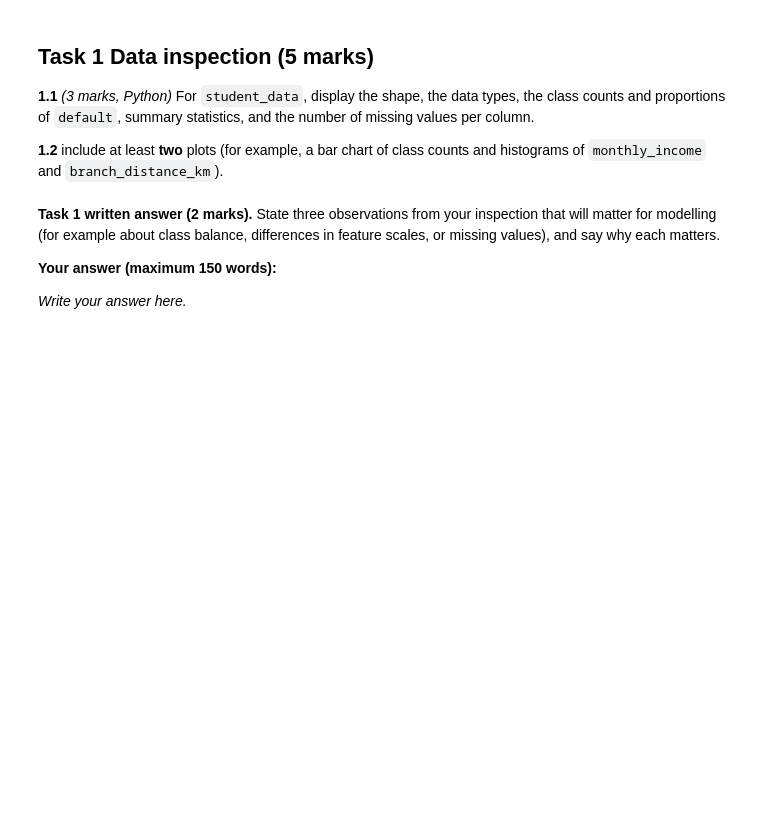
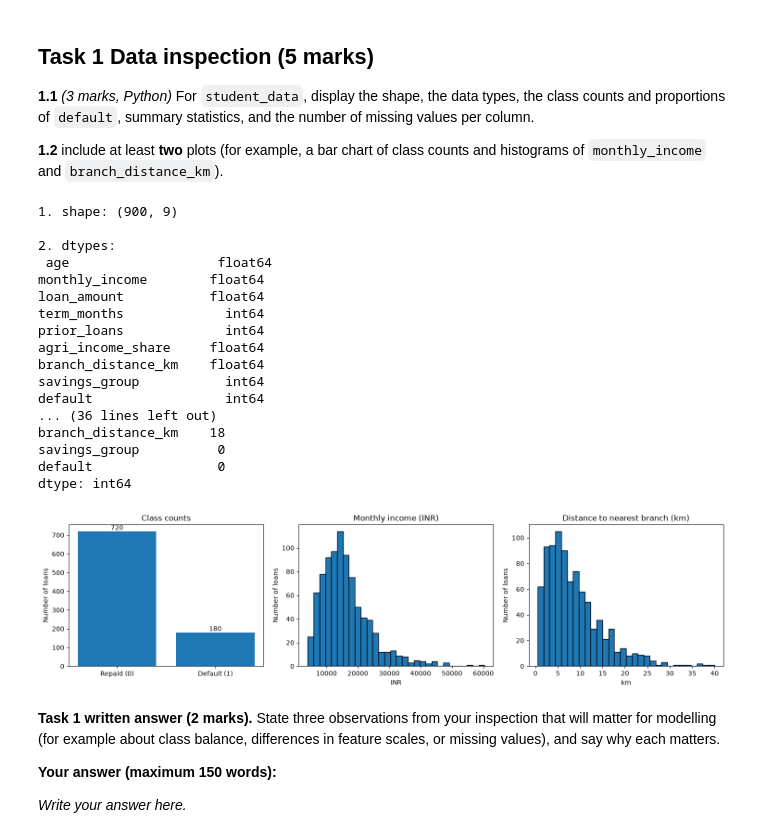
Before and after one commit to Shreyit/rinn-microcredit-risk, a Jupyter notebook: notebooks/01_section_III_submission.ipynb, the cells around one changed output. Cells and saved outputs as stored; diff of their text form; code cells hidden in the pictures; blank space fills up the shorter version.

Commit message:
Update execution counts and output values in Jupyter notebook; add new data table for analysis.

```diff
--- a/notebooks/01_section_III_submission.ipynb
+++ b/notebooks/01_section_III_submission.ipynb
@@ -260,9 +274,60 @@ _Write your answer here._
 # %%
 # TASK 1 YOUR CODE HERE
 # 1.1 shape, dtypes, class counts and proportions, summary statistics, missing values per column
-
+print('1. shape:',student_data.shape,'\n')
+print('2. dtypes:\n',student_data.dtypes,'\n')
+print('3. class counts and proportions:\n',student_data['default'].value_counts(normalize=True).round(3),'\n')
+print('4. summary statistics:\n',student_data.describe().round(2),'\n')
+print('5. missing values per column:\n',student_data.isna().sum(),'\n')
 
 # 1.2 at least two plots
+counts = student_data["default"].value_counts().sort_index()
+
+plt.figure(figsize=(15, 4)) # to create a empty figure
+
+# Plot 1: class counts
+plt.subplot(1, 3, 1)
+bars = plt.bar(counts.index, counts.values)
+plt.bar_label(bars)
+plt.xticks([0, 1], ["Repaid (0)", "Default (1)"])
+plt.title("Class counts")
+plt.ylabel("Number of loans")
+
+# Plot 2: monthly income
+plt.subplot(1, 3, 2)
+plt.hist(student_data["monthly_income"].dropna(), bins=30, edgecolor="black")
+plt.title("Monthly income (INR)")
+plt.xlabel("INR")
+plt.ylabel("Number of loans")
+
+# Plot 3: distance to branch
+plt.subplot(1, 3, 3)
+plt.hist(student_data["branch_distance_km"].dropna(), bins=30, edgecolor="black")
+plt.title("Distance to nearest branch (km)")
+plt.xlabel("km")
+plt.ylabel("Number of loans")
+
+plt.tight_layout()
+plt.show()
+# %% [output]
+1. shape: (900, 9)
+
+2. dtypes:
+ age                   float64
+monthly_income        float64
+loan_amount           float64
+term_months             int64
+prior_loans             int64
+agri_income_share     float64
+branch_distance_km    float64
+savings_group           int64
+default                 int64
+... (36 lines left out)
+branch_distance_km    18
+savings_group          0
+default                0
+dtype: int64
+[figure, added]
 # %% [markdown]
 **Task 1 written answer (2 marks).** State three observations from your inspection that will matter for modelling (for example about class balance, differences in feature scales, or missing values), and say why each matters.
 
```
Also changed, not shown: parts of 4 cells of this notebook.
